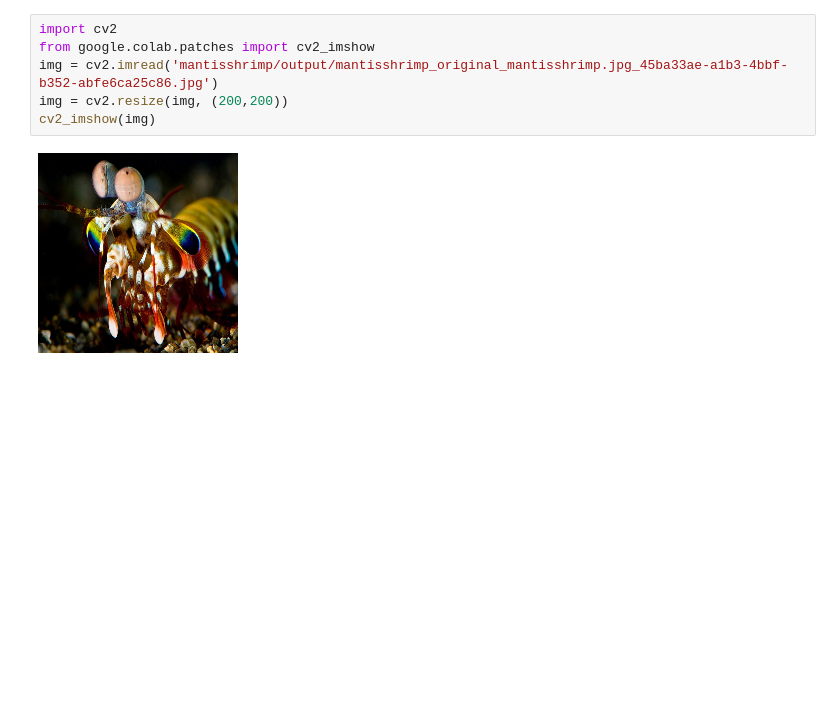
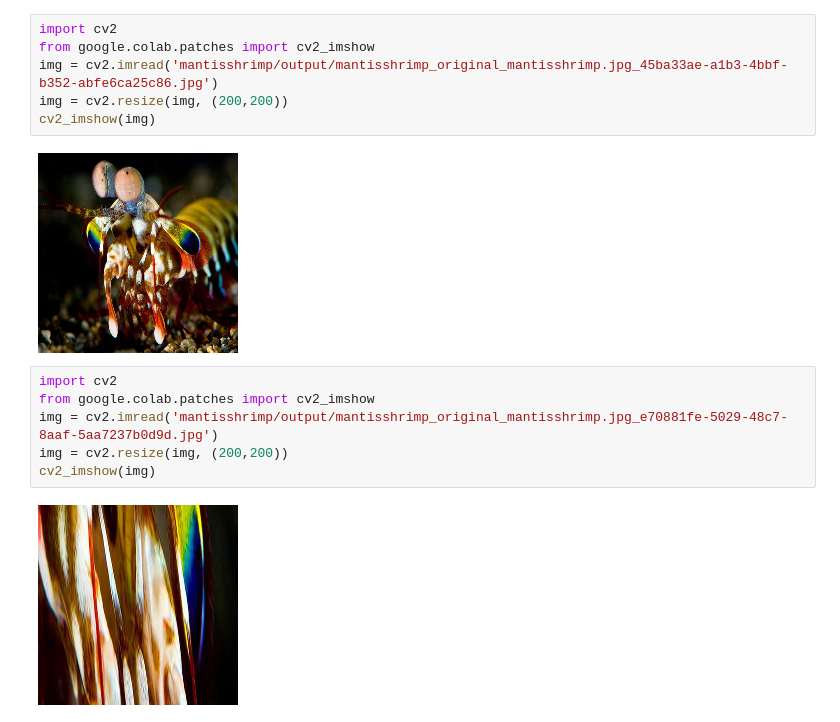
Before and after one commit to a-forty-two/HPE-DecJanFeb2021, a Jupyter notebook: 05_Regularization-augmentation.ipynb, the cells around one changed output. Saved outputs shown, nothing was run; the diff lists cells and outputs as text; blank space fills up the shorter version.

```diff
--- a/05_Regularization-augmentation.ipynb
+++ b/05_Regularization-augmentation.ipynb
@@ -75,3 +75,11 @@ img = cv2.resize(img, (200,200))
 cv2_imshow(img)
 # %% [output]
 [figure]
+# %%
+import cv2
+from google.colab.patches import cv2_imshow
+img = cv2.imread('mantisshrimp/output/mantisshrimp_original_mantisshrimp.jpg_e70881fe-5029-48c7-8aaf-5aa7237b0d9d.jpg')
+img = cv2.resize(img, (200,200))
+cv2_imshow(img)
+# %% [output]
+[figure, added]
```
